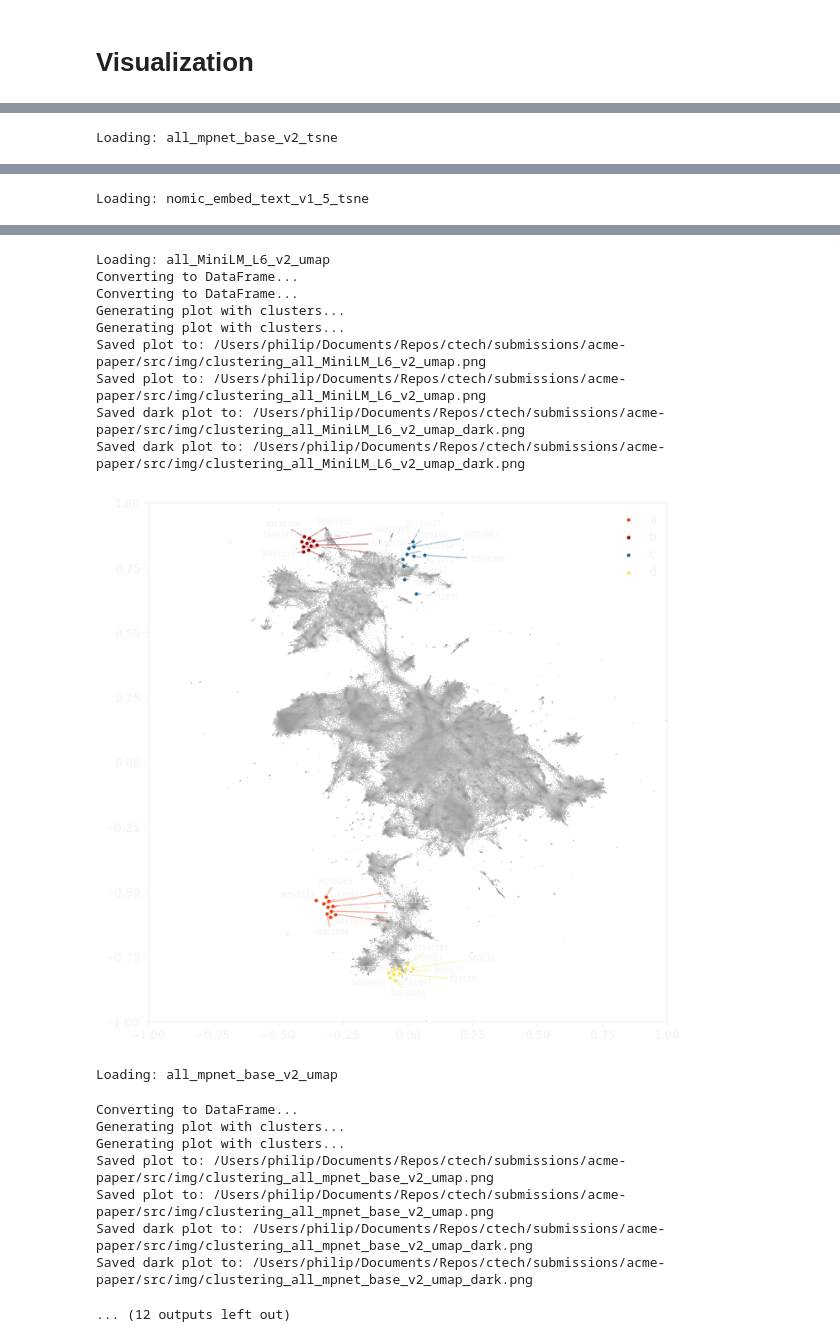
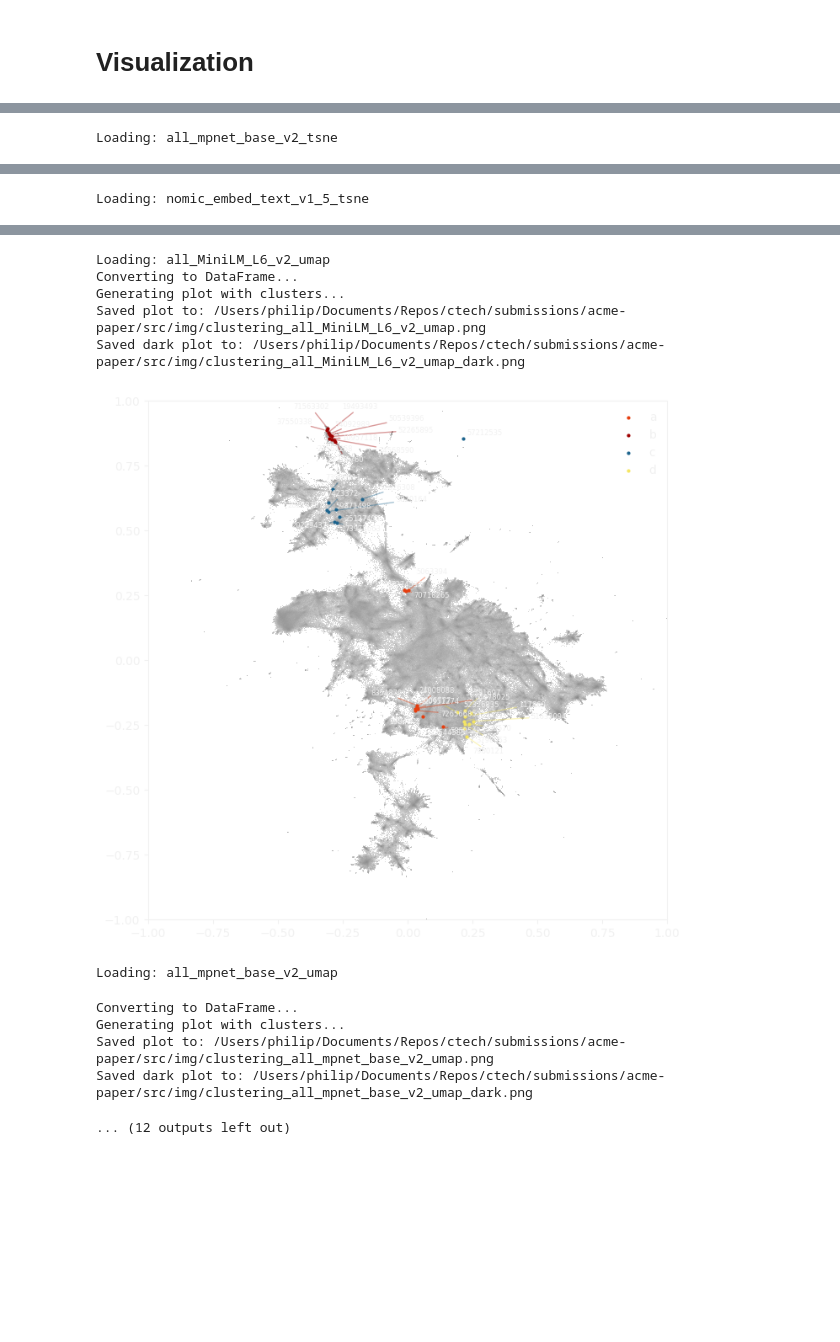
Before and after one commit to whatphilipcodes/acme-paper, a Jupyter notebook: src/plot.ipynb, the cells around one changed output, grey strips where cells are left out. Cells and saved outputs as stored; diff of their text form; code cells hidden in the pictures; blank space fills up the shorter version.

Commit message:
fix: plot issue

```diff
--- a/src/plot.ipynb
+++ b/src/plot.ipynb
@@ -205,17 +205,16 @@ def filter_min_dist(dists, idxs, min_d):
     return np.array(selected_idxs)
 
 
-cluster_data: list[Dataset] = []
+cluster_names = ["a", "b", "c", "d"]
+cluster_ids: dict[str, list[int]] = {}
 for i in range(len(query_points)):
     filtered = filter_min_dist(distances[i], indices[i], min_dist)
     print(
         f"Query point {i + 1}: Found {len(filtered)} points at min distance {min_dist}"
     )
-    cluster_data.append(data.select(filtered))
-
-cluster_names = ["a", "b", "c", "d"]
-for i, cluster in enumerate(cluster_data):
+    cluster_ids[cluster_names[i]] = filtered
     filepath = os.path.join(img_dir, f"cluster_data_{cluster_names[i]}.csv")
+    cluster = data.select(filtered)
     cluster.to_csv(filepath)
 # %% [output]
 Query point 1: Found 10 points at min distance 0.02
@@ -256,10 +255,9 @@ for i, config in enumerate(configs):
 
     # Plot each cluster as individual points on top
     all_cluster_texts = []
-    for cluster_idx, cluster in enumerate(cluster_data):
-        df_cluster = cluster.to_pandas()
-        color = cluster_colors[cluster_idx]
-        label = cluster_names[cluster_idx]
+    for i, (label, ids) in enumerate(cluster_ids.items()):
+        df_cluster = ds_config.select(ids).to_pandas()
+        color = cluster_colors[i]
 
         # Plot the points
         ax.scatter(
@@ -355,21 +343,14 @@ Saved dark plot to: /Users/philip/Documents/Repos/ctech/submissions/acme-paper/s
 Loading: all_MiniLM_L6_v2_umap
 Converting to DataFrame...
-Converting to DataFrame...
-Generating plot with clusters...
 Generating plot with clusters...
 Saved plot to: /Users/philip/Documents/Repos/ctech/submissions/acme-paper/src/img/clustering_all_MiniLM_L6_v2_umap.png
-Saved plot to: /Users/philip/Documents/Repos/ctech/submissions/acme-paper/src/img/clustering_all_MiniLM_L6_v2_umap.png
 Saved dark plot to: /Users/philip/Documents/Repos/ctech/submissions/acme-paper/src/img/clustering_all_MiniLM_L6_v2_umap_dark.png
-Saved dark plot to: /Users/philip/Documents/Repos/ctech/submissions/acme-paper/src/img/clustering_all_MiniLM_L6_v2_umap_dark.png
-[figure, old version]
+[figure, new version]
 Loading: all_mpnet_base_v2_umap
 Converting to DataFrame...
 Generating plot with clusters...
-Generating plot with clusters...
-Saved plot to: /Users/philip/Documents/Repos/ctech/submissions/acme-paper/src/img/clustering_all_mpnet_base_v2_umap.png
 Saved plot to: /Users/philip/Documents/Repos/ctech/submissions/acme-paper/src/img/clustering_all_mpnet_base_v2_umap.png
 Saved dark plot to: /Users/philip/Documents/Repos/ctech/submissions/acme-paper/src/img/clustering_all_mpnet_base_v2_umap_dark.png
-Saved dark plot to: /Users/philip/Documents/Repos/ctech/submissions/acme-paper/src/img/clustering_all_mpnet_base_v2_umap_dark.png
 ... (12 outputs left out)
 # %%
 # presentation teaser image
```
Also changed, not shown: parts of 2 cells of this notebook, 20 other files.
